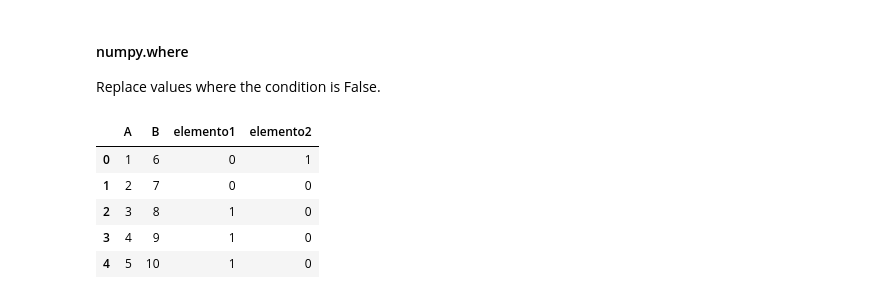
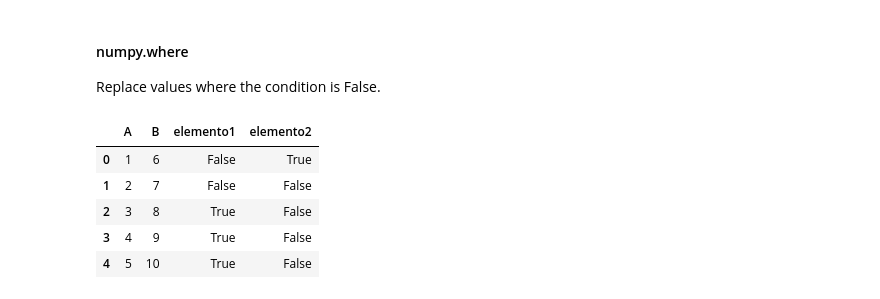
Before and after one commit to michaelmedina10/estudos-python, a Jupyter notebook: pandas/pandas_basic.ipynb, the cells around one changed output. Saved outputs shown, nothing was run; the diff lists cells and outputs as text; code cells hidden in the pictures.

Commit message:
mais metodos pandas.dataframe

```diff
--- a/pandas/pandas_basic.ipynb
+++ b/pandas/pandas_basic.ipynb
@@ -190,25 +191,32 @@ Replace values where the condition is False.
 # %%
 import pandas as pd
 import numpy as np
 
 # Criando um DataFrame de exemplo
 df = pd.DataFrame({'A': [1, 2, 3, 4, 5],
                    'B': [6, 7, 8, 9, 10]})
 
+
+def retorna_true():
+    return True
+
+def retorna_false():
+    return False
+
 # Lista de condições usando np.where
 conditions = {
     "elemento1": df["A"] > 2,
     "elemento2": df["B"] <= 6,
 }
 
 for label, condition in conditions.items():
-    df[label] = np.where(condition, 1, 0)
+    df[label] = np.where(condition, retorna_true(), retorna_false())
 
 df
 # %% [output]
 |  | A | B | elemento1 | elemento2 |
-| 0 | 1 | 6 | 0 | 1 |
-| 1 | 2 | 7 | 0 | 0 |
-| 2 | 3 | 8 | 1 | 0 |
-| 3 | 4 | 9 | 1 | 0 |
-| 4 | 5 | 10 | 1 | 0 |
+| 0 | 1 | 6 | False | True |
+| 1 | 2 | 7 | False | False |
+| 2 | 3 | 8 | True | False |
+| 3 | 4 | 9 | True | False |
+| 4 | 5 | 10 | True | False |
```
Also changed, not shown: parts of 27 cells of this notebook.
